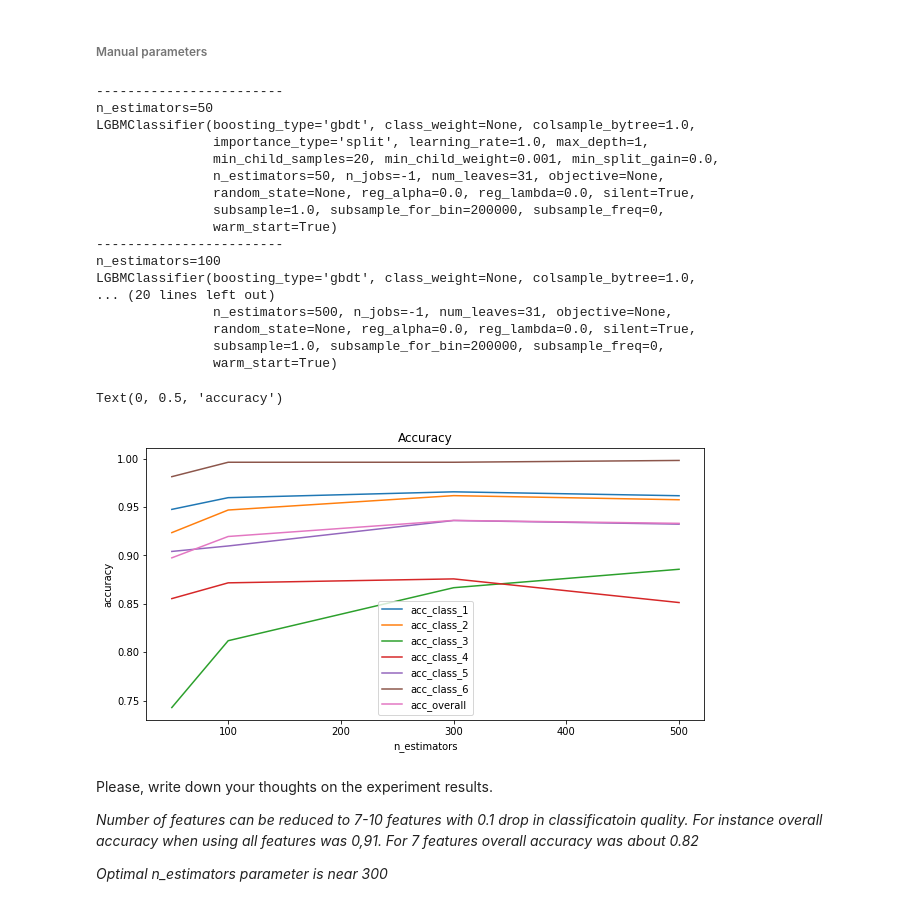
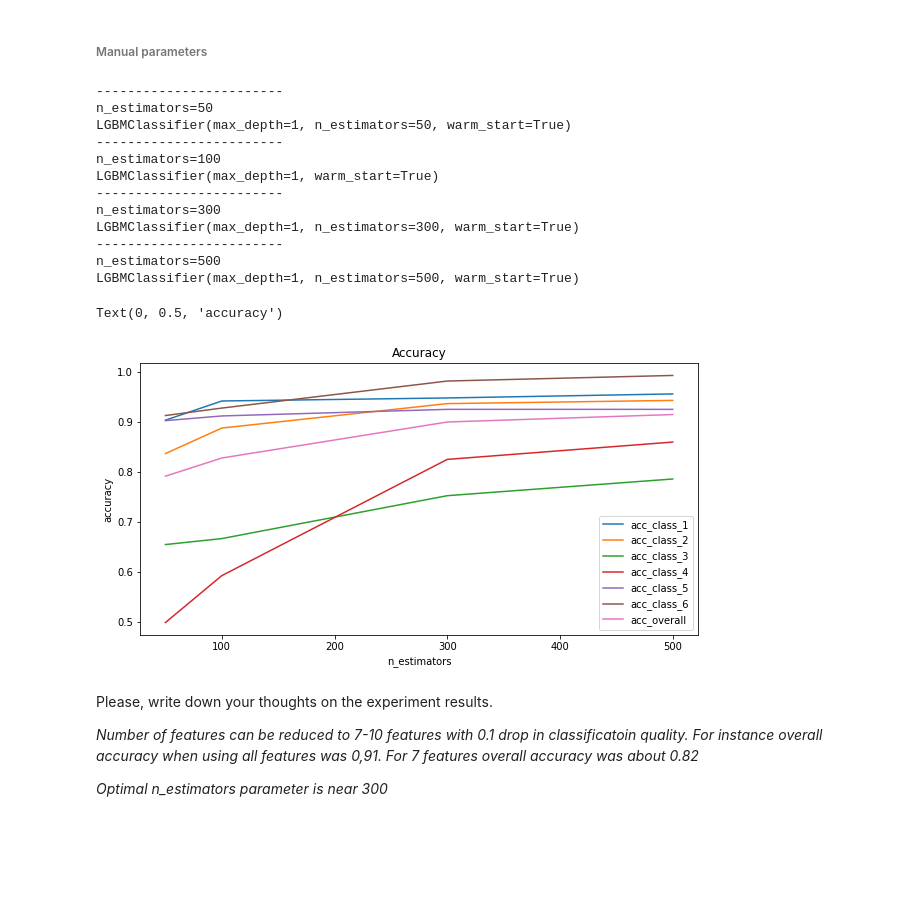
Before and after one commit to root-epifit/madmo-adv, a Jupyter notebook: homeworks/hw1_boosting_and_explanation.ipynb, the cells around one changed output. Drawn from its saved outputs; the diff is of its cells as text; code cells hidden in the pictures; blank space fills up the shorter version.

```diff
--- a/homeworks/hw1_boosting_and_explanation.ipynb
+++ b/homeworks/hw1_boosting_and_explanation.ipynb
@@ -384,51 +429,46 @@ Overall accuracy = 0.807
 estimators = [50, 100, 300, 500]
 
 model = LGBMClassifier(max_depth=1,
-                       learning_rate=1.0,
+                       learning_rate=0.1,
                        warm_start=True)
 results = []
 
 for n_estimator in estimators:
     print("------------------------")
     print(f"n_estimators={n_estimator}")
     model.n_estimators=n_estimator
     print(model)
     model.fit(X_train_pca, y_train)
     y_pred = model.predict(X_test_pca)
     results.append(get_metrics(y_test, y_pred))
 
 # Визуализируем
 results = np.array(results)
 
 data = {}
 for i in range(results.shape[1]):
     data['acc_class_'+str(i+1) if i+1 != 7 else 'acc_overall']=results[:,i]
 
 df = pd.DataFrame(data=data, index=estimators)
 df.plot(figsize=(10,5))
 plt.title('Accuracy')
 plt.xlabel('n_estimators')
 plt.ylabel('accuracy')
 # %% [output]
 ------------------------
 n_estimators=50
-LGBMClassifier(boosting_type='gbdt', class_weight=None, colsample_bytree=1.0,
-               importance_type='split', learning_rate=1.0, max_depth=1,
-               min_child_samples=20, min_child_weight=0.001, min_split_gain=0.0,
-               n_estimators=50, n_jobs=-1, num_leaves=31, objective=None,
-               random_state=None, reg_alpha=0.0, reg_lambda=0.0, silent=True,
-               subsample=1.0, subsample_for_bin=200000, subsample_freq=0,
-               warm_start=True)
+LGBMClassifier(max_depth=1, n_estimators=50, warm_start=True)
 ------------------------
 n_estimators=100
-LGBMClassifier(boosting_type='gbdt', class_weight=None, colsample_bytree=1.0,
-... (20 lines left out)
-               n_estimators=500, n_jobs=-1, num_leaves=31, objective=None,
-               random_state=None, reg_alpha=0.0, reg_lambda=0.0, silent=True,
-               subsample=1.0, subsample_for_bin=200000, subsample_freq=0,
-               warm_start=True)
+LGBMClassifier(max_depth=1, warm_start=True)
+------------------------
+n_estimators=300
+LGBMClassifier(max_depth=1, n_estimators=300, warm_start=True)
+------------------------
+n_estimators=500
+LGBMClassifier(max_depth=1, n_estimators=500, warm_start=True)
 Text(0, 0.5, 'accuracy')
-[figure, old version]
+[figure, new version]
 # %% [markdown]
 Please, write down your thoughts on the experiment results.
 
```
Also changed, not shown: parts of 18 cells of this notebook.
